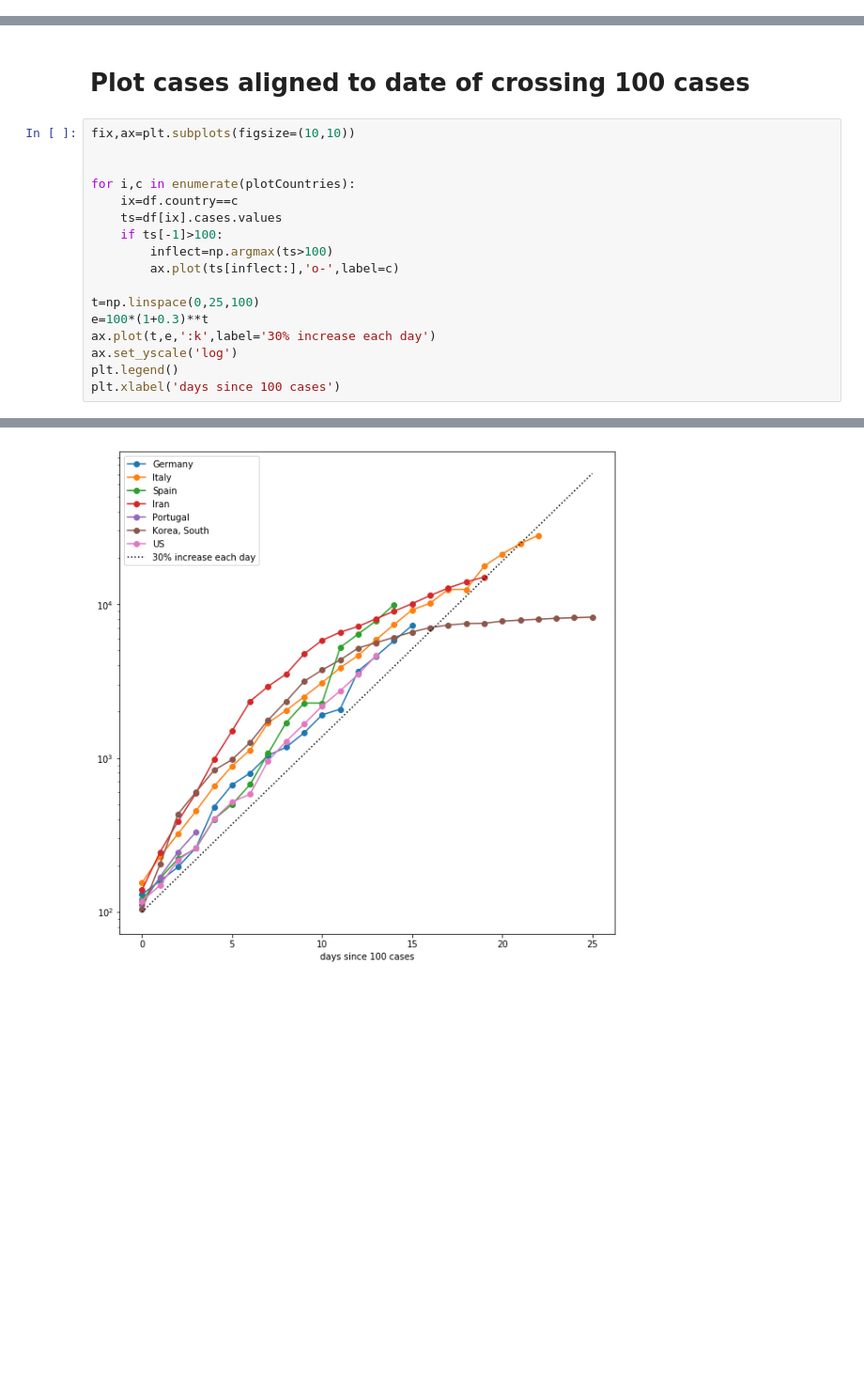
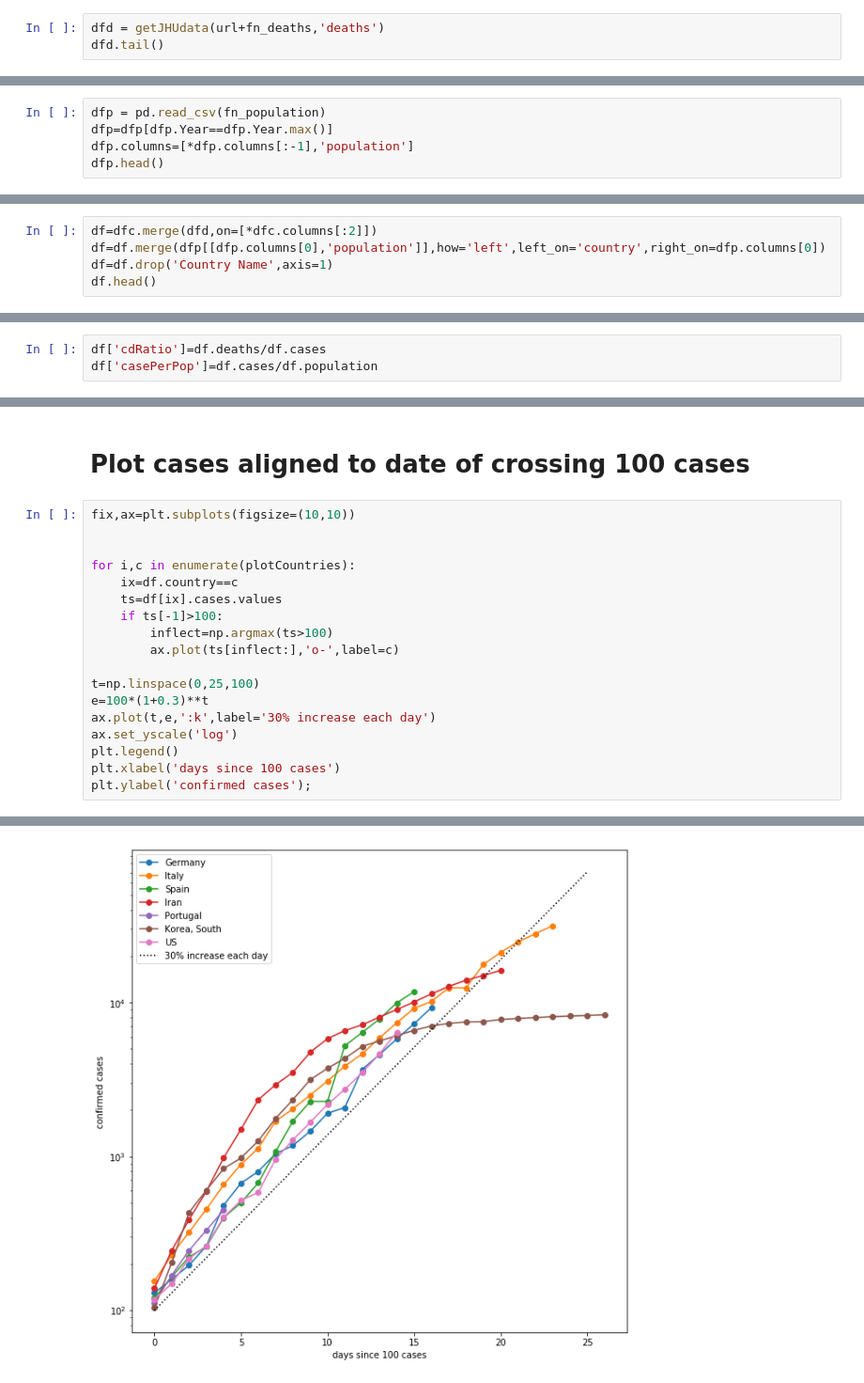
Before and after one commit to jlarsch/covid19Notebook, a Jupyter notebook: Covid19 notebook.ipynb, the cells around one changed output, grey strips where cells are left out. Shown at 94% size. Drawn from its saved outputs; the diff is of its cells as text; blank space fills up the shorter version.

Commit message:
updates. new plots including deaths and data normalized to total population per country.

```diff
--- a/Covid19 notebook.ipynb
+++ b/Covid19 notebook.ipynb
@@ -27,0 +35,3 @@ df.tail()
+# %%
+dfd = getJHUdata(url+fn_deaths,'deaths')
+dfd.tail()
@@ -27,0 +45,5 @@ df.tail()
+# %%
+dfp = pd.read_csv(fn_population)
+dfp=dfp[dfp.Year==dfp.Year.max()]
+dfp.columns=[*dfp.columns[:-1],'population']
+dfp.head()
@@ -27,0 +57,5 @@ df.tail()
+# %%
+df=dfc.merge(dfd,on=[*dfc.columns[:2]])
+df=df.merge(dfp[[dfp.columns[0],'population']],how='left',left_on='country',right_on=dfp.columns[0])
+df=df.drop('Country Name',axis=1)
+df.head()
@@ -28,3 +69,6 @@ df.tail()
+# %%
+df['cdRatio']=df.deaths/df.cases
+df['casePerPop']=df.cases/df.population
 # %%
 allCountries=sorted(df.country.unique())
 for a,b,c in zip(allCountries[::3],allCountries[1::3],allCountries[2::3]):
@@ -127,4 +184,5 @@ ax.plot(t,e,':k',label='30% increase each day')
 ax.set_yscale('log')
 plt.legend()
 plt.xlabel('days since 100 cases')
+plt.ylabel('confirmed cases');
 # %% [output]
@@ -132 +189 @@ Text(0.5, 0, 'days since 100 cases')
-[figure, old version]
+[figure, new version]
```
Also changed, not shown: parts of 17 cells of this notebook.
